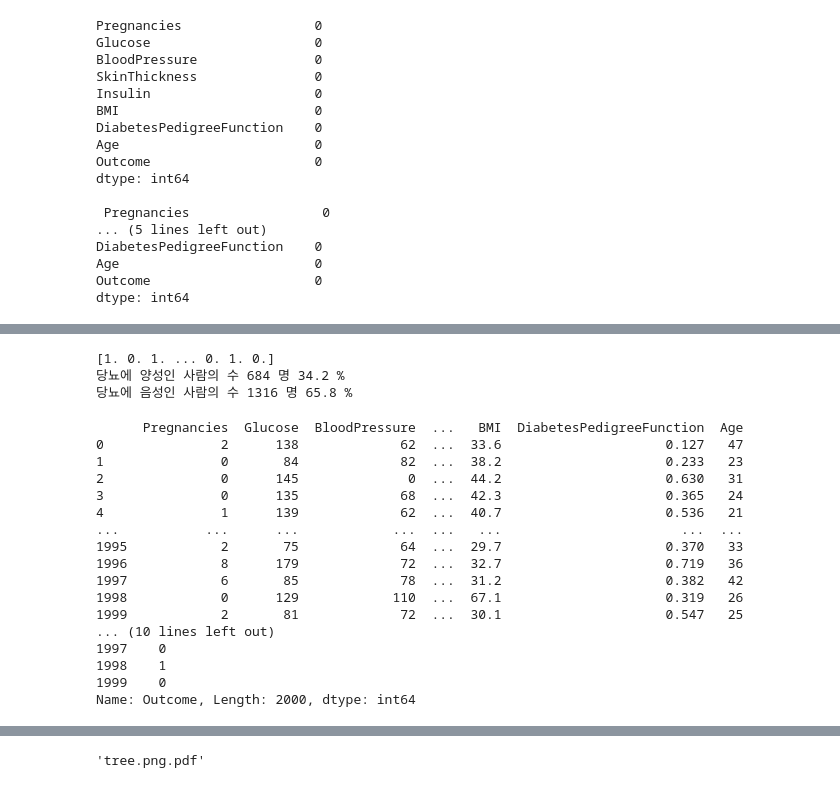
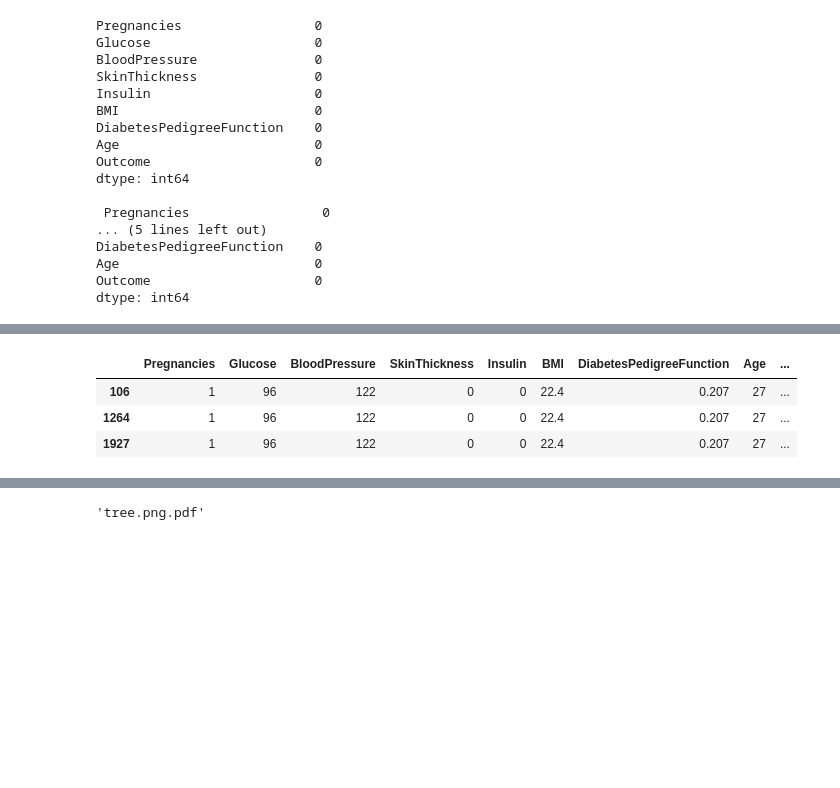
Before and after one commit to wazs555/Data_mining_project, a Jupyter notebook: data_mining_project.ipynb, the cells around one changed output, grey strips where cells are left out. Cells and saved outputs as stored; diff of their text form; code cells hidden in the pictures; blank space fills up the shorter version.

```diff
--- a/data_mining_project.ipynb
+++ b/data_mining_project.ipynb
@@ -86,41 +122,10 @@ plt.show()
-# %%
-print(data.values[:,-1]) #label에서 양성인 사람과 음성인 사람의 수 check
-cnt_1 = 0
-cnt_0 = 0
-for i in data.values[:,-1]:
-  if i == 1:
-    cnt_1 = cnt_1 + 1
-  else:
-    cnt_0 = cnt_0 + 1
-print('당뇨에 양성인 사람의 수', cnt_1, '명', cnt_1/2000*100, '%')
-print('당뇨에 음성인 사람의 수', cnt_0, '명', cnt_0/2000*100, '%')
-# %% [output]
-[1. 0. 1. ... 0. 1. 0.]
-당뇨에 양성인 사람의 수 684 명 34.2 %
-당뇨에 음성인 사람의 수 1316 명 65.8 %
-# %%
-X = data.iloc[:,:-1]
-Y = data.iloc[:,-1]
-
-print(X,'\n', Y)
-# %% [output]
-      Pregnancies  Glucose  BloodPressure  ...   BMI  DiabetesPedigreeFunction  Age
-0               2      138             62  ...  33.6                     0.127   47
-1               0       84             82  ...  38.2                     0.233   23
-2               0      145              0  ...  44.2                     0.630   31
-3               0      135             68  ...  42.3                     0.365   24
-4               1      139             62  ...  40.7                     0.536   21
-...           ...      ...            ...  ...   ...                       ...  ...
-1995            2       75             64  ...  29.7                     0.370   33
-1996            8      179             72  ...  32.7                     0.719   36
-1997            6       85             78  ...  31.2                     0.382   42
-1998            0      129            110  ...  67.1                     0.319   26
-1999            2       81             72  ...  30.1                     0.547   25
-... (10 lines left out)
-1997    0
-1998    1
-1999    0
-Name: Outcome, Length: 2000, dtype: int64
+# %%
+data[data['BloodPressure'] > 120] #Insulin이 0이라 해도 Outcome이 0인 경우 존재, 단순히 아웃라이어라고 가정할 수 없음.
+# %% [output]
+|  | Pregnancies | Glucose | BloodPressure | SkinThickness | Insulin | BMI | DiabetesPedigreeFunction | Age | ... |
+| 106 | 1 | 96 | 122 | 0 | 0 | 22.4 | 0.207 | 27 | ... |
+| 1264 | 1 | 96 | 122 | 0 | 0 | 22.4 | 0.207 | 27 | ... |
+| 1927 | 1 | 96 | 122 | 0 | 0 | 22.4 | 0.207 | 27 | ... |
 # %%
 from sklearn.model_selection import train_test_split #trainData와 testData 나누기.
 train_X, test_X, train_Y, test_Y = train_test_split(X,Y, test_size = 0.2, random_state = 5)
```
Also changed, not shown: parts of 13 cells of this notebook.
